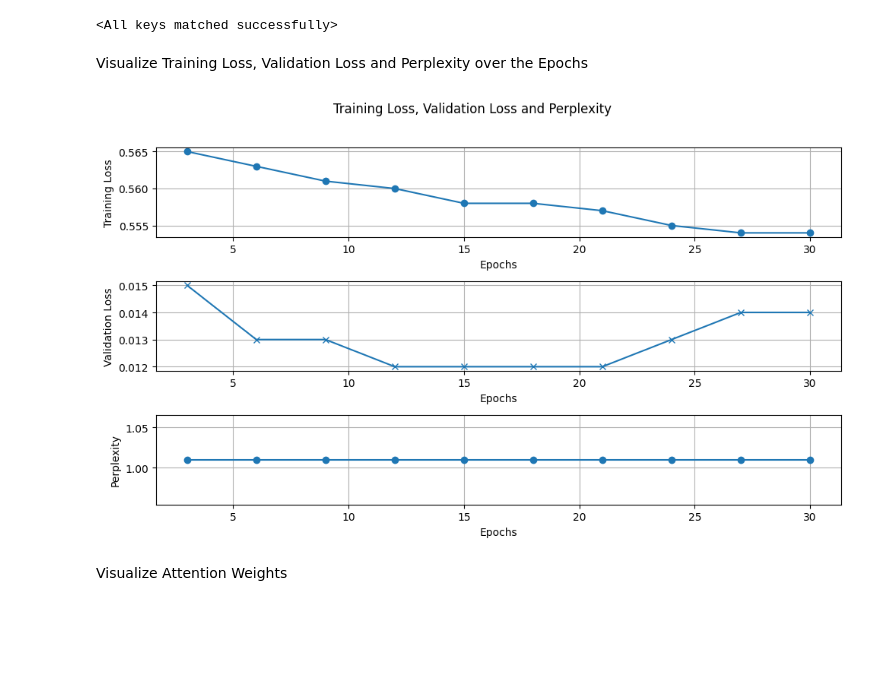
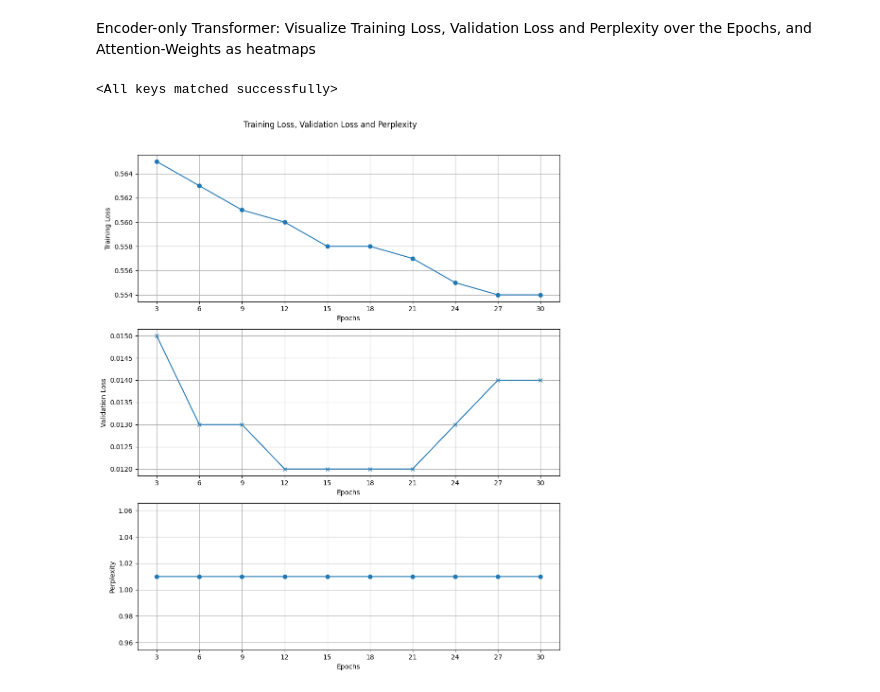
Before and after one commit to Swapnajoy/Mini_Transfomer_Project, a Jupyter notebook: analysis.ipynb, the cells around one changed output. Drawn from its saved outputs; the diff is of its cells as text; code cells hidden in the pictures; blank space fills up the shorter version.

```diff
--- a/analysis.ipynb
+++ b/analysis.ipynb
@@ -38,17 +99,21 @@ def plot_attention_layer(attn_weights, tokens):
+# %% [markdown]
+Encoder-only Transformer: Visualize Training Loss, Validation Loss and Perplexity over the Epochs, and Attention-Weights as heatmaps
 # %%
-checkpoint_path = CHECKPOINT_PATH
-txt_file_path = TXT_FILE_PATH
+
+
+checkpoint_path = cfg_enc.CHECKPOINT_PATH
+txt_file_path = cfg_enc.TXT_FILE_PATH
 
 tokenizer = CharTokenizer(txt_file_path)
 vocab_size = tokenizer.vocab_size
 
-seq_len = SEQ_LEN
-embed_dim = MODEL_CONFIG['embed_dim']
-num_heads = MODEL_CONFIG['num_heads']
-hidden_dim = MODEL_CONFIG['hidden_dim']
-enc_ffn_h_dim = MODEL_CONFIG['enc_ffn_h_dim']
-num_enc = MODEL_CONFIG['num_enc']
-use_sinusoidal = MODEL_CONFIG['use_sinusoidal']
+seq_len = cfg_enc.SEQ_LEN
+embed_dim = cfg_enc.MODEL_CONFIG['embed_dim']
+num_heads = cfg_enc.MODEL_CONFIG['num_heads']
+hidden_dim = cfg_enc.MODEL_CONFIG['hidden_dim']
+enc_ffn_h_dim = cfg_enc.MODEL_CONFIG['enc_ffn_h_dim']
+num_enc = cfg_enc.MODEL_CONFIG['num_enc']
+use_sinusoidal = cfg_enc.MODEL_CONFIG['use_sinusoidal']
 
 device = ('cuda' if torch.cuda.is_available() else 'cpu')
 
@@ -57,52 +122,12 @@ model = TransformerLanguageModel(vocab_size, embed_dim, seq_len, hidden_dim, num
 model.load_state_dict(torch.load(checkpoint_path))
 # %% [output]
 <All keys matched successfully>
-# %% [markdown]
-Visualize Training Loss, Validation Loss and Perplexity over the Epochs
 # %%
-training_info_path = os.path.relpath(os.path.join(os.path.dirname(CHECKPOINT_PATH), 'training_info.txt'))
+training_info_path = os.path.relpath(os.path.join(os.path.dirname(checkpoint_path), 'training_info.txt'))
 
-epochs = []
-train_loss = []
-val_loss = []
-perplexity = []
-
-with open(training_info_path, 'r') as file:
-    next(file)
-    for line in file:
-        content = line.strip().split(',')
-        epochs.append(int(content[0]))
-        train_loss.append(round(float(content[1]), 3))
-        val_loss.append(round(float(content[2]), 3))
-        perplexity.append(round(float(content[3]), 2))
-
-plt.figure(figsize=(10, 6))
-plt.suptitle('Training Loss, Validation Loss and Perplexity')
-
-plt.subplot(3, 1, 1)
-plt.plot(epochs, train_loss, marker='o')
-plt.xlabel('Epochs')
-plt.ylabel('Training Loss')
-plt.grid(True)
-
-plt.subplot(3, 1, 2)
-plt.plot(epochs, val_loss, marker='x')
-plt.xlabel('Epochs')
-plt.ylabel('Validation Loss')
-plt.grid(True)
-
-plt.subplot(3, 1, 3)
-plt.plot(epochs, perplexity, marker='o')
-plt.xlabel('Epochs')
-plt.ylabel('Perplexity')
-plt.grid(True)
-
-plt.tight_layout(rect=[0, 0, 1, 0.96])
-plt.show()
+plot_losses(training_info_path)
 # %% [output]
-[figure, old version]
+[figure, new version]
-# %% [markdown]
-Visualize Attention Weights
 # %%
 model.eval()
 
```
Also changed, not shown: parts of 7 cells of this notebook, 4 other files.
